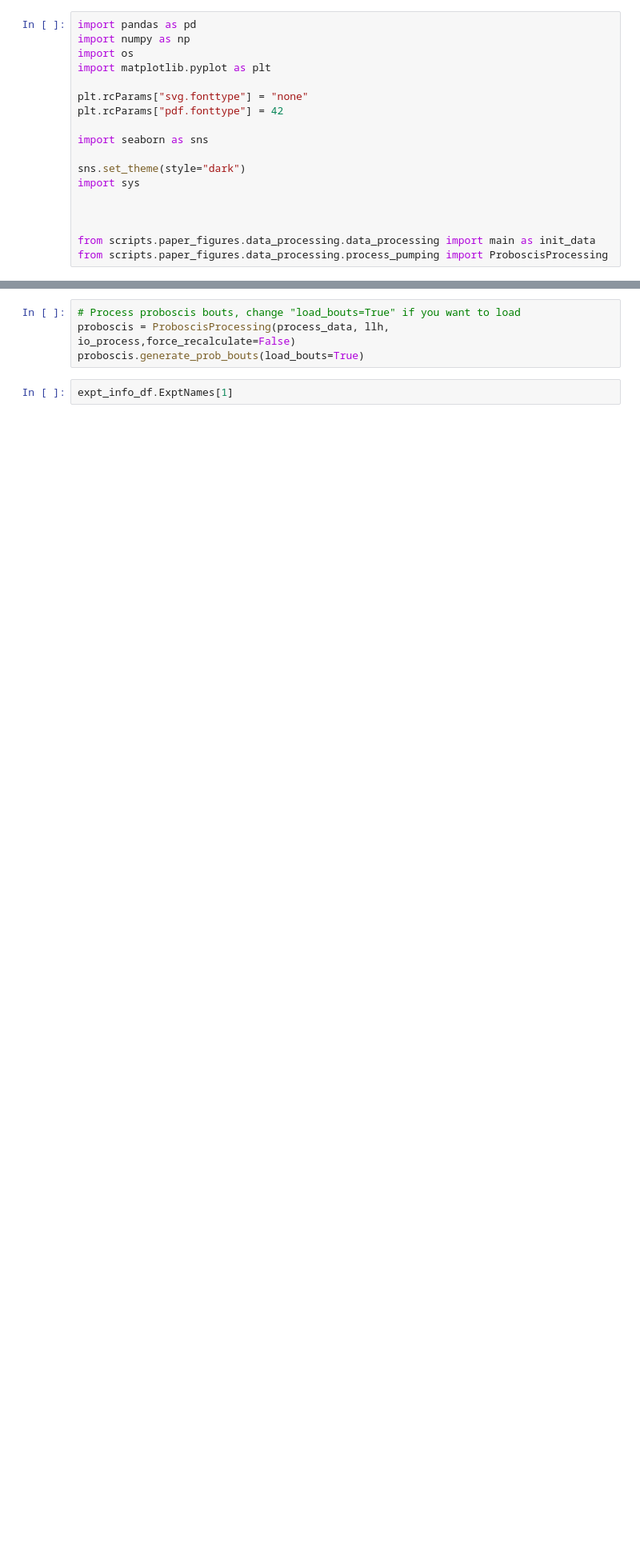
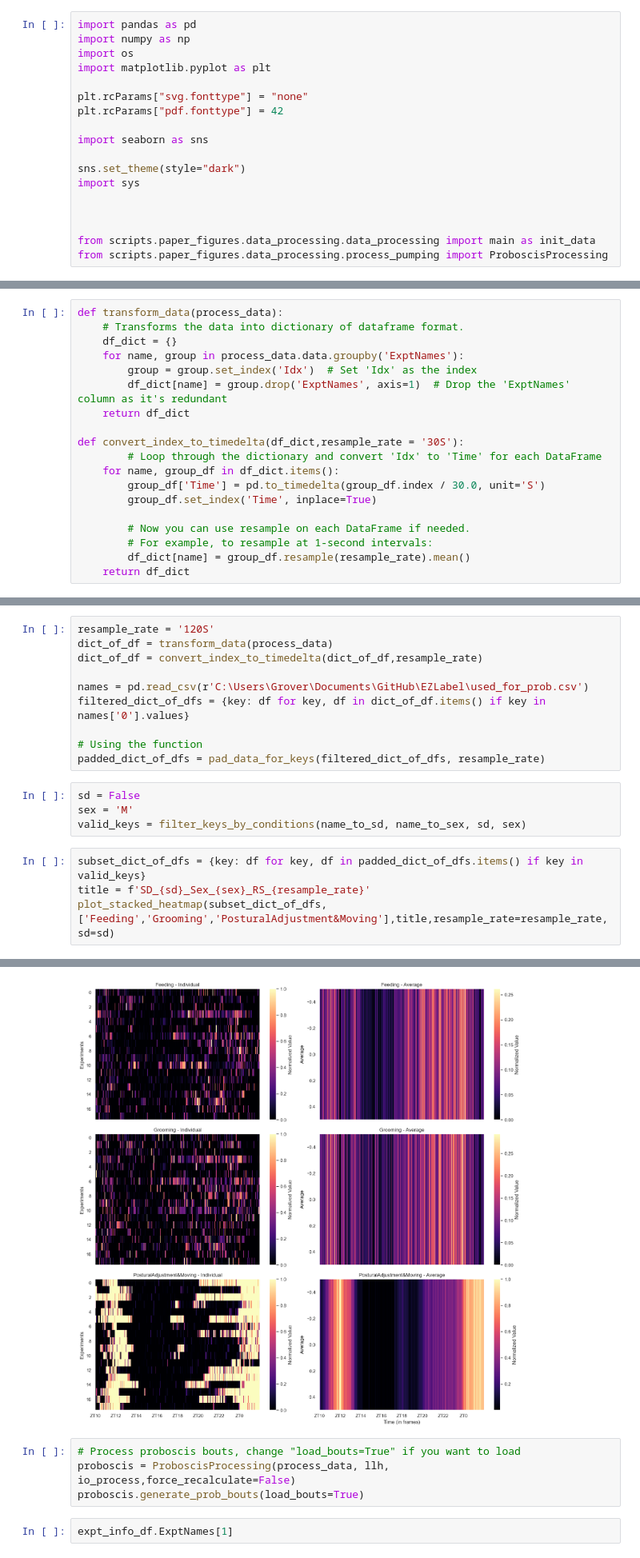
Before and after one commit to bo1929/basty, a Jupyter notebook: scripts/paper_figures/generate_figures.ipynb, the cells around one changed output, grey strips where cells are left out. Shown: that part at 80% size. Cells and saved outputs as stored; diff of their text form; blank space fills up the shorter version.

```diff
--- a/scripts/paper_figures/generate_figures.ipynb
+++ b/scripts/paper_figures/generate_figures.ipynb
@@ -21,0 +28,19 @@ llh, process_data, io_process,expt_info_df = init_data()
+# %%
+def transform_data(process_data):
+    # Transforms the data into dictionary of dataframe format.
+    df_dict = {}
+    for name, group in process_data.data.groupby('ExptNames'):
+        group = group.set_index('Idx')  # Set 'Idx' as the index
+        df_dict[name] = group.drop('ExptNames', axis=1)  # Drop the 'ExptNames' column as it's redundant
+    return df_dict
+
+def convert_index_to_timedelta(df_dict,resample_rate = '30S'):
+        # Loop through the dictionary and convert 'Idx' to 'Time' for each DataFrame
+    for name, group_df in df_dict.items():
+        group_df['Time'] = pd.to_timedelta(group_df.index / 30.0, unit='S')
+        group_df.set_index('Time', inplace=True)
+
+        # Now you can use resample on each DataFrame if needed.
+        # For example, to resample at 1-second intervals:
+        df_dict[name] = group_df.resample(resample_rate).mean()
+    return df_dict
@@ -21,0 +172,19 @@ llh, process_data, io_process,expt_info_df = init_data()
+# %%
+resample_rate = '120S'
+dict_of_df = transform_data(process_data)
+dict_of_df = convert_index_to_timedelta(dict_of_df,resample_rate)
+
+names = pd.read_csv(r'C:\Users\Grover\Documents\GitHub\EZLabel\used_for_prob.csv')
+filtered_dict_of_dfs = {key: df for key, df in dict_of_df.items() if key in names['0'].values}
+
+# Using the function
+padded_dict_of_dfs = pad_data_for_keys(filtered_dict_of_dfs, resample_rate)
+# %%
+sd = False
+sex = 'M'
+valid_keys = filter_keys_by_conditions(name_to_sd, name_to_sex, sd, sex)
+# %%
+subset_dict_of_dfs = {key: df for key, df in padded_dict_of_dfs.items() if key in valid_keys}
+title = f'SD_{sd}_Sex_{sex}_RS_{resample_rate}'
+plot_stacked_heatmap(subset_dict_of_dfs,['Feeding','Grooming','PosturalAdjustment&Moving'],title,resample_rate=resample_rate,sd=sd)
+# %% [output]
@@ -22,3 +208,4 @@ llh, process_data, io_process,expt_info_df = init_data()
+[figure, added]
 # %%
 # Process proboscis bouts, change "load_bouts=True" if you want to load
 proboscis = ProboscisProcessing(process_data, llh, io_process,force_recalculate=False)
```
Also changed, not shown: parts of 7 cells of this notebook, 2 other files.
